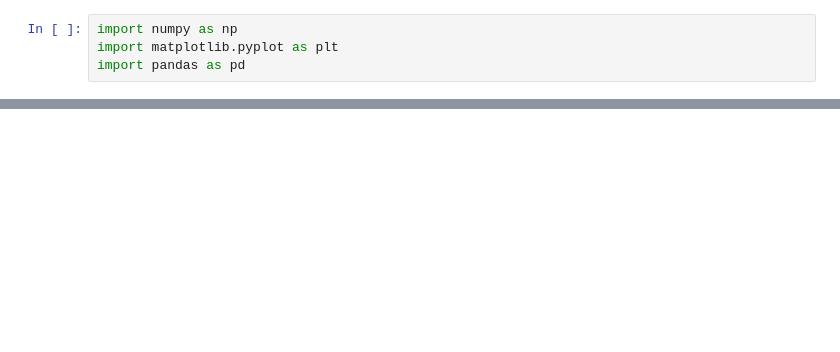
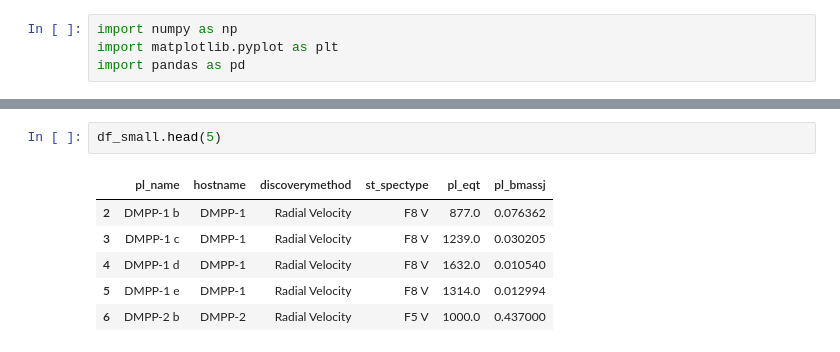
Before and after one commit to annikahattankutter-maker/annika, a Jupyter notebook: homework8/analyze_exoplanet_data.ipynb, the cells around one changed output, grey strips where cells are left out. Drawn from its saved outputs; the diff is of its cells as text; blank space fills up the shorter version.

```diff
--- a/homework8/analyze_exoplanet_data.ipynb
+++ b/homework8/analyze_exoplanet_data.ipynb
@@ -21,0 +85,9 @@ df
+# %%
+df_small.head(5)
+# %% [output]
+|  | pl_name | hostname | discoverymethod | st_spectype | pl_eqt | pl_bmassj |
+| 2 | DMPP-1 b | DMPP-1 | Radial Velocity | F8 V | 877.0 | 0.076362 |
+| 3 | DMPP-1 c | DMPP-1 | Radial Velocity | F8 V | 1239.0 | 0.030205 |
+| 4 | DMPP-1 d | DMPP-1 | Radial Velocity | F8 V | 1632.0 | 0.010540 |
+| 5 | DMPP-1 e | DMPP-1 | Radial Velocity | F8 V | 1314.0 | 0.012994 |
+| 6 | DMPP-2 b | DMPP-2 | Radial Velocity | F5 V | 1000.0 | 0.437000 |
```
Also changed, not shown: parts of 16 cells of this notebook, 5 other files.
